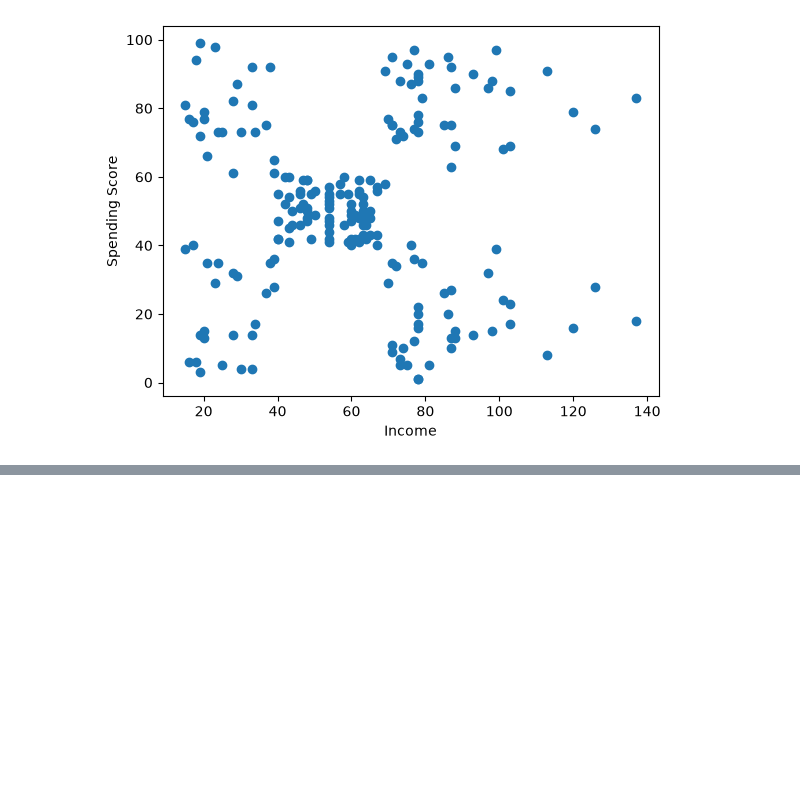
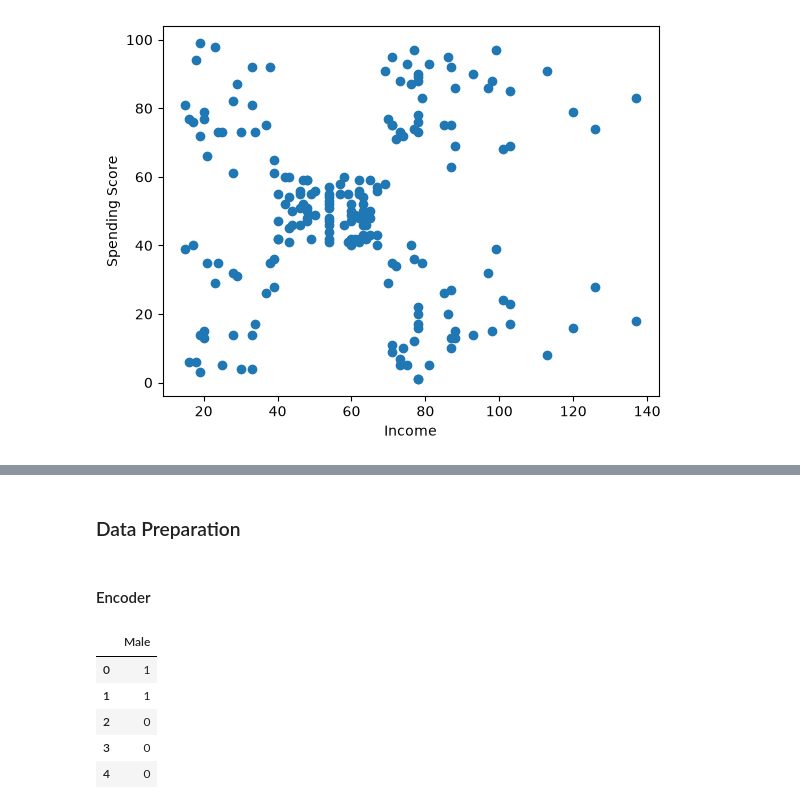
Before and after one commit to narendrajethi220/Customer-Segmentation-Behavior-Analysis-System, a Jupyter notebook: notebook/eda.ipynb, the cells around one changed output, grey strips where cells are left out. Saved outputs shown, nothing was run; the diff lists cells and outputs as text; code cells hidden in the pictures; blank space fills up the shorter version.

```diff
--- a/notebook/eda.ipynb
+++ b/notebook/eda.ipynb
@@ -79,0 +94,14 @@ plt.show()
+# %% [markdown]
+### Data Preparation
+# %% [markdown]
+#### Encoder
+# %%
+gndr_dummy=pd.get_dummies(df.Gender,drop_first=True).astype(int)
+gndr_dummy.head()
+# %% [output]
+|  | Male |
+| 0 | 1 |
+| 1 | 1 |
+| 2 | 0 |
+| 3 | 0 |
+| 4 | 0 |
```
Also changed, not shown: parts of 10 cells of this notebook, 1 other file.
